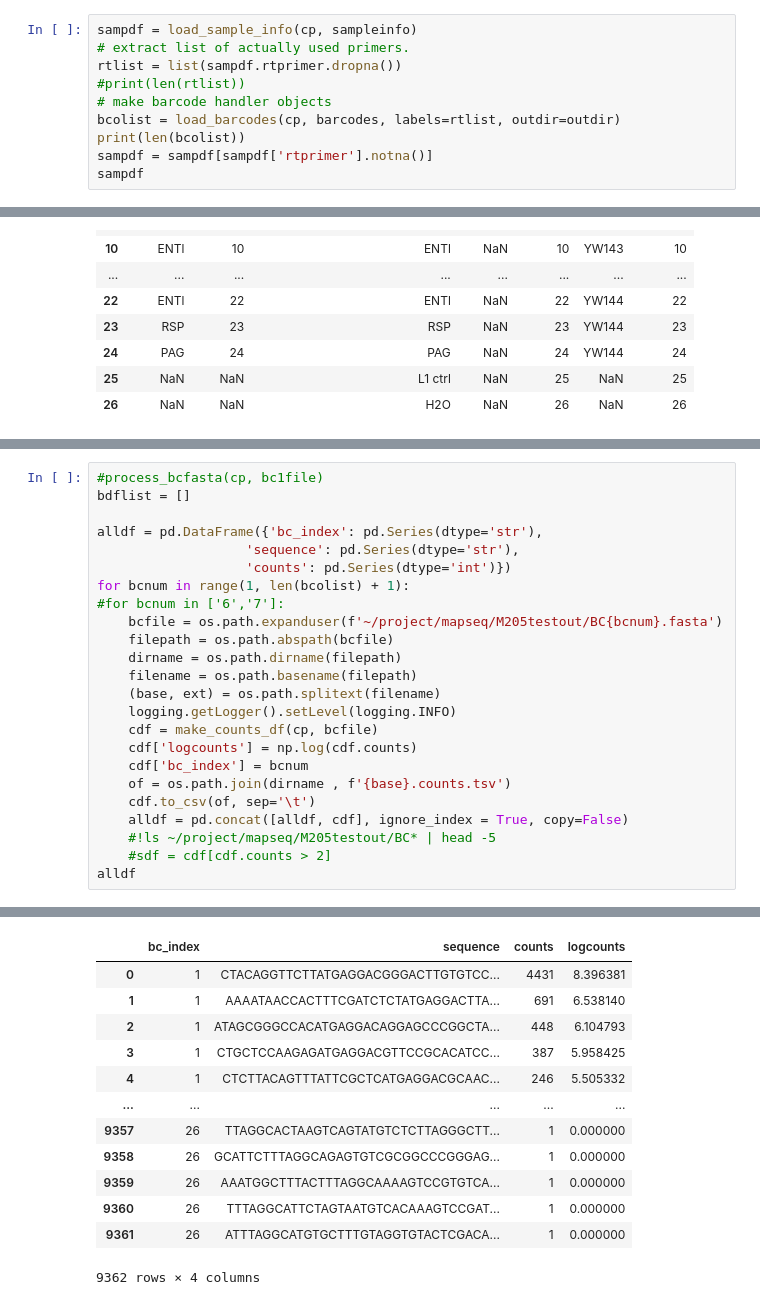
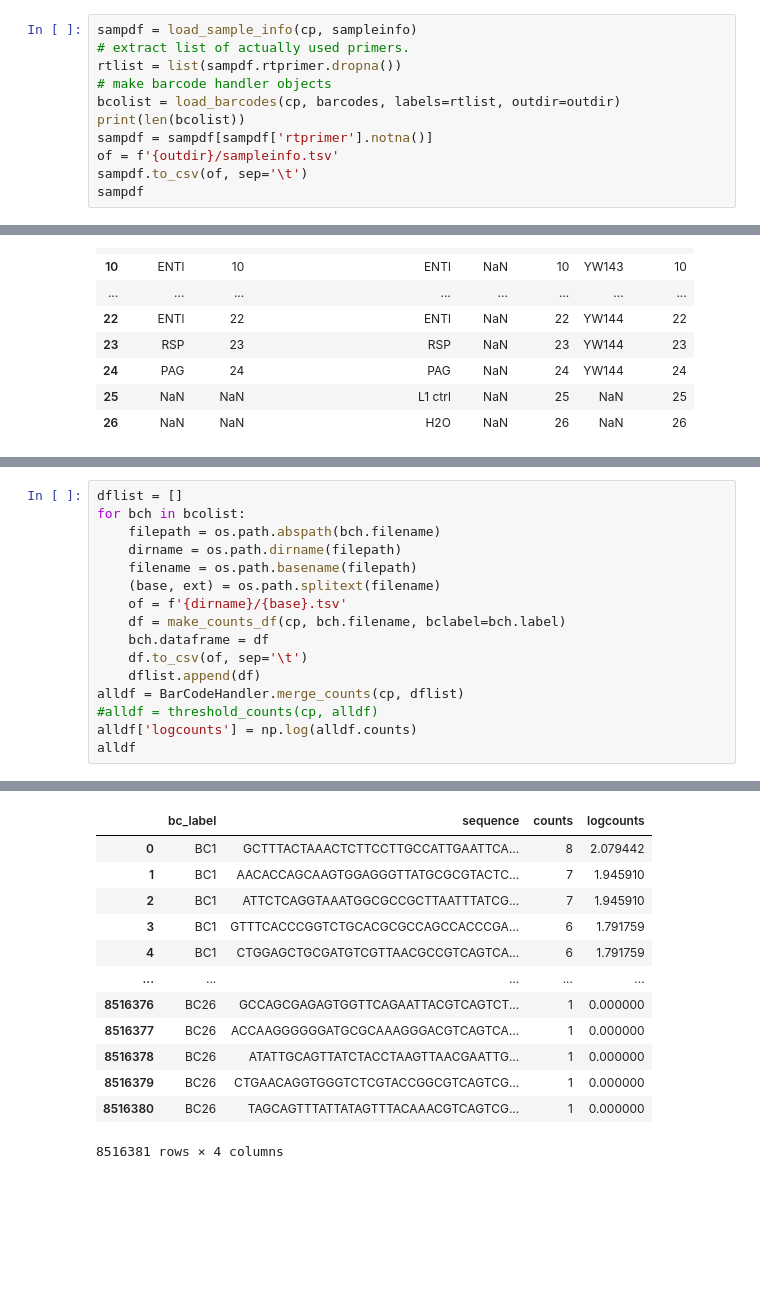
Before and after one commit to ZadorLaboratory/mapseq-processing, a Jupyter notebook: notebooks/MAPseq Processing.ipynb, the cells around one changed output, grey strips where cells are left out. Drawn from its saved outputs; the diff is of its cells as text; blank space fills up the shorter version.

```diff
--- a/notebooks/MAPseq Processing.ipynb
+++ b/notebooks/MAPseq Processing.ipynb
@@ -36,11 +42,12 @@ Done
 sampdf = load_sample_info(cp, sampleinfo)
 # extract list of actually used primers.
 rtlist = list(sampdf.rtprimer.dropna())
-#print(len(rtlist))
 # make barcode handler objects
 bcolist = load_barcodes(cp, barcodes, labels=rtlist, outdir=outdir)
 print(len(bcolist))
 sampdf = sampdf[sampdf['rtprimer'].notna()]
+of = f'{outdir}/sampleinfo.tsv'
+sampdf.to_csv(of, sep='\t')
 sampdf
 # %% [output]
 26
@@ -128,25 +91,17 @@ BC14.counts.tsv BC19.fasta      BC24.counts.tsv BC5.fasta
 # %%
-#process_bcfasta(cp, bc1file)
-bdflist = []
-
-alldf = pd.DataFrame({'bc_index': pd.Series(dtype='str'),
-                   'sequence': pd.Series(dtype='str'),
-                   'counts': pd.Series(dtype='int')})
-for bcnum in range(1, len(bcolist) + 1):
-#for bcnum in ['6','7']:
-    bcfile = os.path.expanduser(f'~/project/mapseq/M205testout/BC{bcnum}.fasta')
-    filepath = os.path.abspath(bcfile)
+dflist = []
+for bch in bcolist:
+    filepath = os.path.abspath(bch.filename)
     dirname = os.path.dirname(filepath)
     filename = os.path.basename(filepath)
     (base, ext) = os.path.splitext(filename)
-    logging.getLogger().setLevel(logging.INFO)
-    cdf = make_counts_df(cp, bcfile)
-    cdf['logcounts'] = np.log(cdf.counts)
-    cdf['bc_index'] = bcnum
-    of = os.path.join(dirname , f'{base}.counts.tsv')
-    cdf.to_csv(of, sep='\t')
-    alldf = pd.concat([alldf, cdf], ignore_index = True, copy=False)
-    #!ls ~/project/mapseq/M205testout/BC* | head -5
-    #sdf = cdf[cdf.counts > 2]
+    of = f'{dirname}/{base}.tsv'
+    df = make_counts_df(cp, bch.filename, bclabel=bch.label)
+    bch.dataframe = df
+    df.to_csv(of, sep='\t')
+    dflist.append(df)
+alldf = BarCodeHandler.merge_counts(cp, dflist)
+#alldf = threshold_counts(cp, alldf)
+alldf['logcounts'] = np.log(alldf.counts)
 alldf
 # %% [output]
@@ -170,14 +125,14 @@ alldf
-|  | bc_index | sequence | counts | logcounts |
-| 0 | 1 | CTACAGGTTCTTATGAGGACGGGACTTGTGTCC... | 4431 | 8.396381 |
-| 1 | 1 | AAAATAACCACTTTCGATCTCTATGAGGACTTA... | 691 | 6.538140 |
-| 2 | 1 | ATAGCGGGCCACATGAGGACAGGAGCCCGGCTA... | 448 | 6.104793 |
-| 3 | 1 | CTGCTCCAAGAGATGAGGACGTTCCGCACATCC... | 387 | 5.958425 |
-| 4 | 1 | CTCTTACAGTTTATTCGCTCATGAGGACGCAAC... | 246 | 5.505332 |
+|  | bc_label | sequence | counts | logcounts |
+| 0 | BC1 | GCTTTACTAAACTCTTCCTTGCCATTGAATTCA... | 8 | 2.079442 |
+| 1 | BC1 | AACACCAGCAAGTGGAGGGTTATGCGCGTACTC... | 7 | 1.945910 |
+| 2 | BC1 | ATTCTCAGGTAAATGGCGCCGCTTAATTTATCG... | 7 | 1.945910 |
+| 3 | BC1 | GTTTCACCCGGTCTGCACGCGCCAGCCACCCGA... | 6 | 1.791759 |
+| 4 | BC1 | CTGGAGCTGCGATGTCGTTAACGCCGTCAGTCA... | 6 | 1.791759 |
 | ... | ... | ... | ... | ... |
-| 9357 | 26 | TTAGGCACTAAGTCAGTATGTCTCTTAGGGCTT... | 1 | 0.000000 |
-| 9358 | 26 | GCATTCTTTAGGCAGAGTGTCGCGGCCCGGGAG... | 1 | 0.000000 |
-| 9359 | 26 | AAATGGCTTTACTTTAGGCAAAAGTCCGTGTCA... | 1 | 0.000000 |
-| 9360 | 26 | TTTAGGCATTCTAGTAATGTCACAAAGTCCGAT... | 1 | 0.000000 |
-| 9361 | 26 | ATTTAGGCATGTGCTTTGTAGGTGTACTCGACA... | 1 | 0.000000 |
+| 8516376 | BC26 | GCCAGCGAGAGTGGTTCAGAATTACGTCAGTCT... | 1 | 0.000000 |
+| 8516377 | BC26 | ACCAAGGGGGGATGCGCAAAGGGACGTCAGTCA... | 1 | 0.000000 |
+| 8516378 | BC26 | ATATTGCAGTTATCTACCTAAGTTAACGAATTG... | 1 | 0.000000 |
+| 8516379 | BC26 | CTGAACAGGTGGGTCTCGTACCGGCGTCAGTCG... | 1 | 0.000000 |
+| 8516380 | BC26 | TAGCAGTTTATTATAGTTTACAAACGTCAGTCG... | 1 | 0.000000 |
-9362 rows × 4 columns
+8516381 rows × 4 columns
 # %%
```
Also changed, not shown: parts of 10 cells of this notebook, 9 other files.
